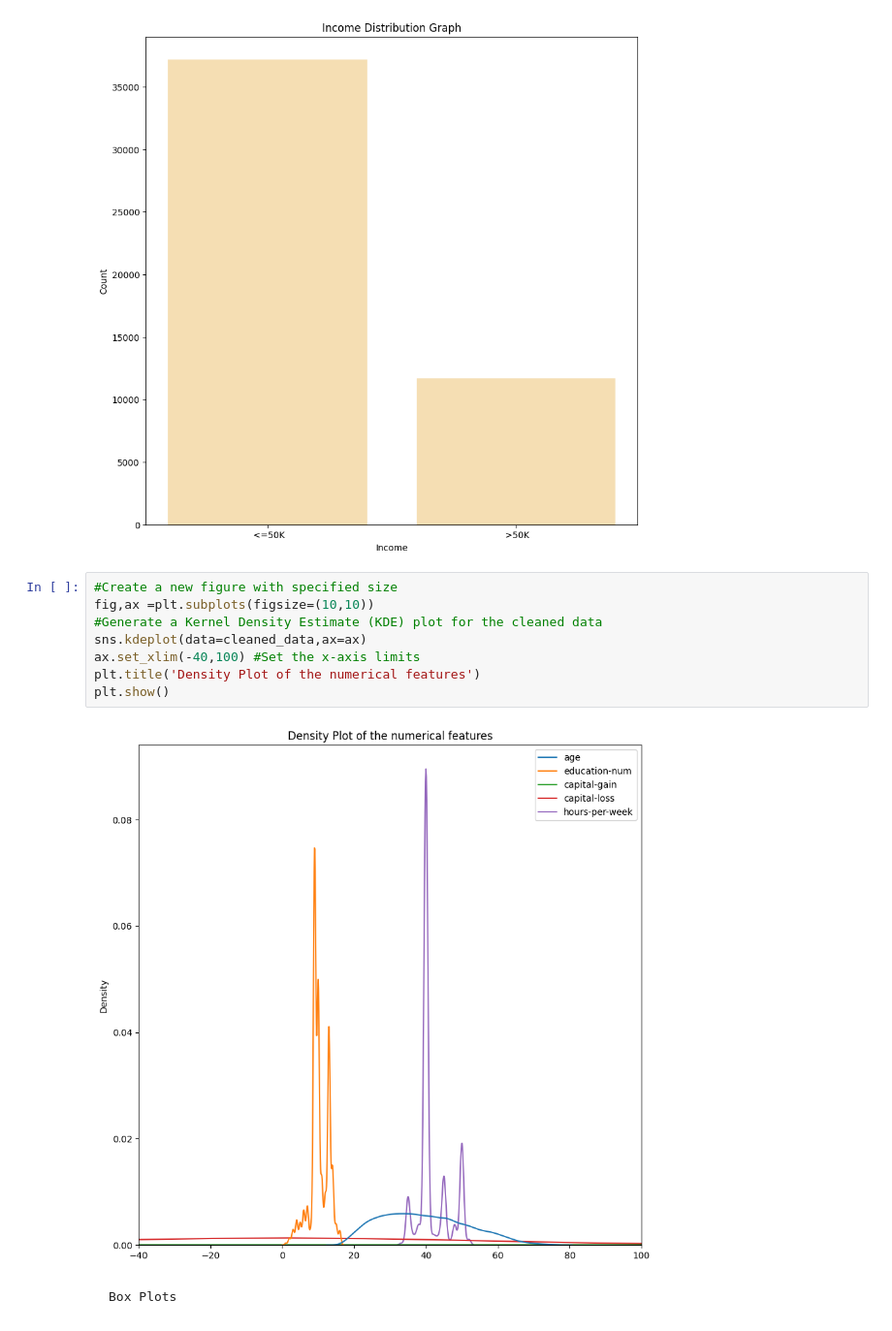
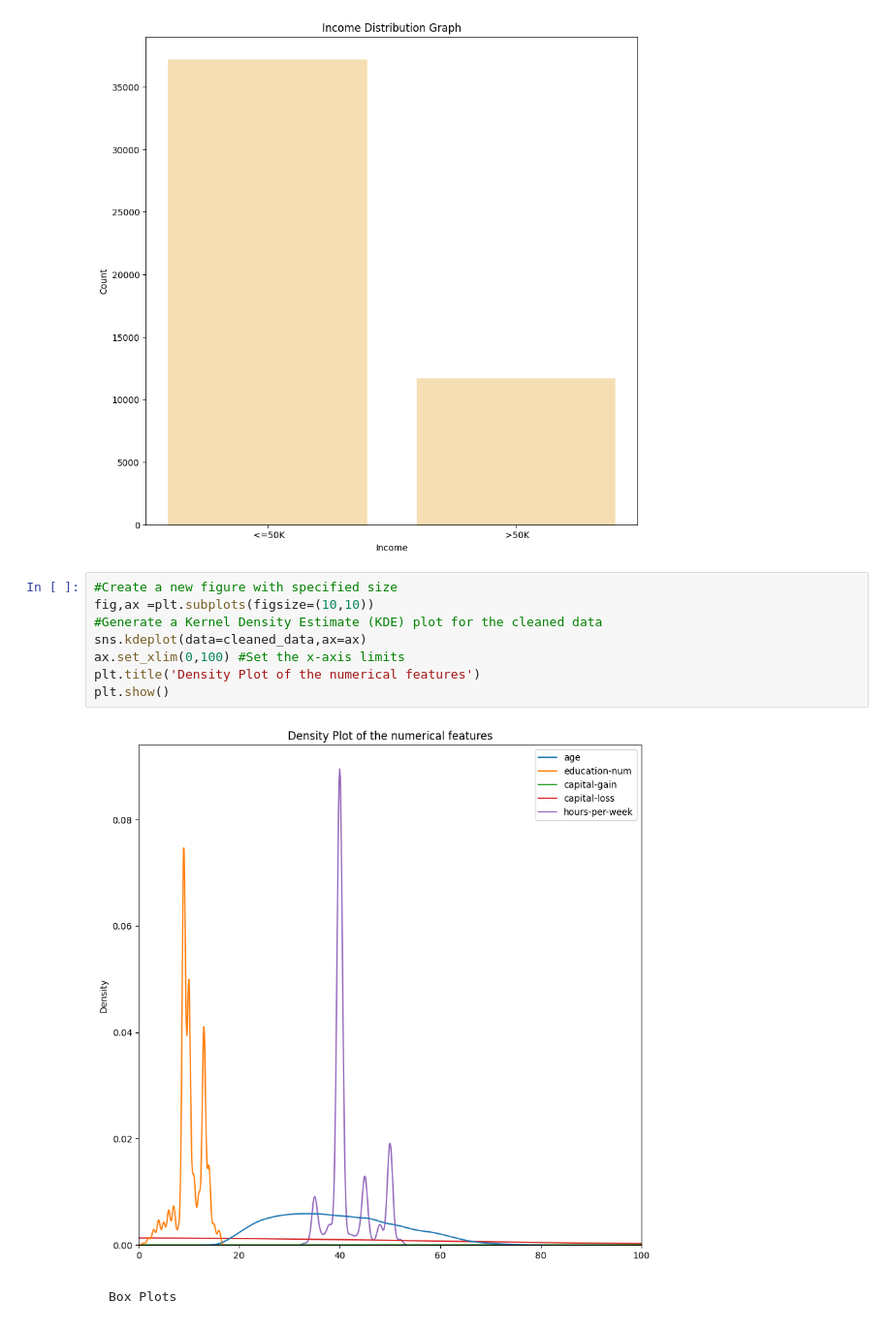
Before and after one commit to GouriNapeVithanage/Census-Income-Prediction, a Jupyter notebook: 20210808.ipynb, the cells around one changed output. Shown at 97% size. Cells and saved outputs as stored; diff of their text form.

```diff
--- a/20210808.ipynb
+++ b/20210808.ipynb
@@ -469,13 +469,13 @@ plt.show()
 # %%
 #Create a new figure with specified size
 fig,ax =plt.subplots(figsize=(10,10))
 #Generate a Kernel Density Estimate (KDE) plot for the cleaned data
 sns.kdeplot(data=cleaned_data,ax=ax)
-ax.set_xlim(-40,100) #Set the x-axis limits
+ax.set_xlim(0,100) #Set the x-axis limits
 plt.title('Density Plot of the numerical features')
 plt.show()
 # %% [output]
-[figure, old version]
+[figure, new version]
 # %% [markdown]
     Box Plots
 # %%
```
